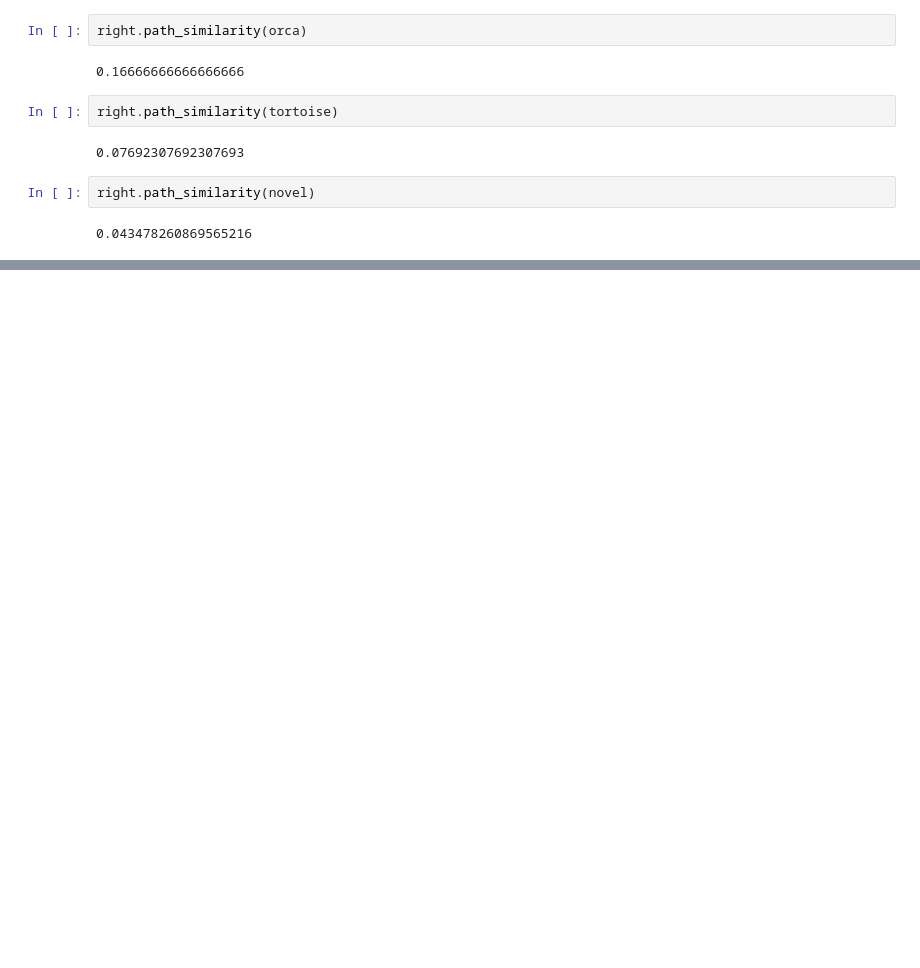
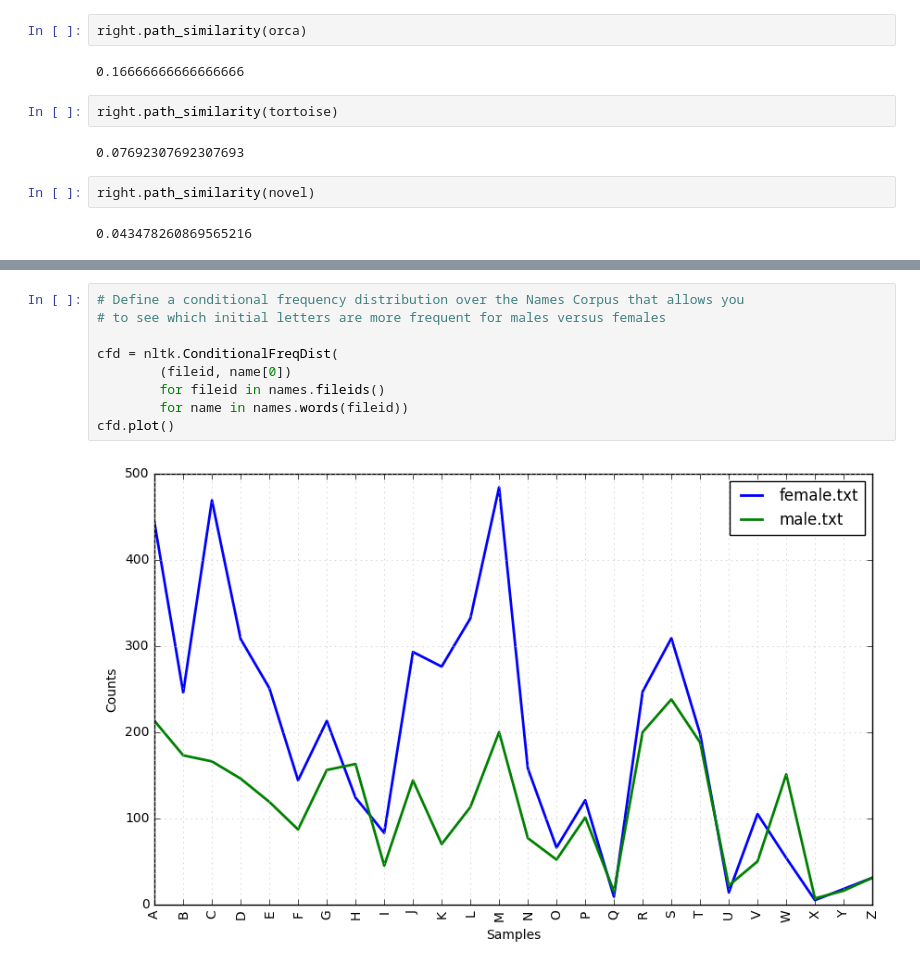
Before and after one commit to csizsek/nlp-with-python, a Jupyter notebook: 02_accessing_text_corpora.ipynb, the cells around one changed output, grey strips where cells are left out. Saved outputs shown, nothing was run; the diff lists cells and outputs as text; blank space fills up the shorter version.

```diff
--- a/02_accessing_text_corpora.ipynb
+++ b/02_accessing_text_corpora.ipynb
@@ -765,0 +880,11 @@ right.path_similarity(novel)
+# %%
+# Define a conditional frequency distribution over the Names Corpus that allows you
+# to see which initial letters are more frequent for males versus females
+
+cfd = nltk.ConditionalFreqDist(
+        (fileid, name[0])
+        for fileid in names.fileids()
+        for name in names.words(fileid))
+cfd.plot()
+# %% [output]
+[figure, added]
```
Also changed, not shown: parts of 15 cells of this notebook, 1 other file.
